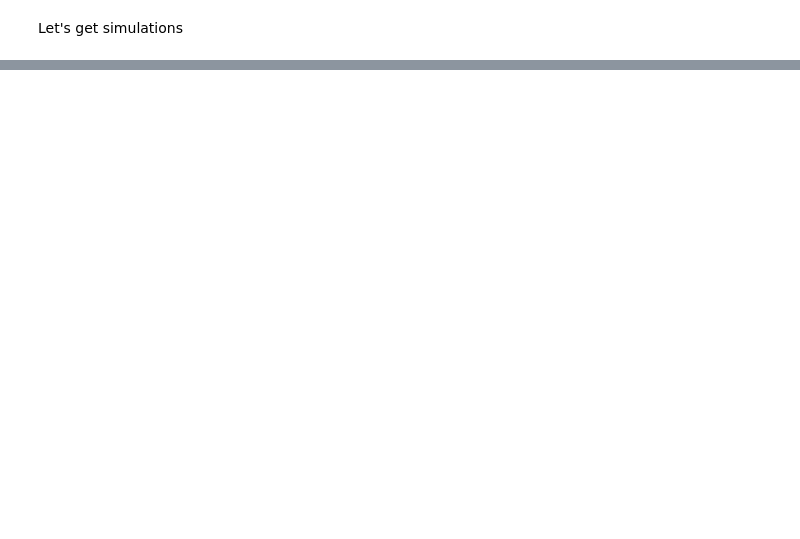
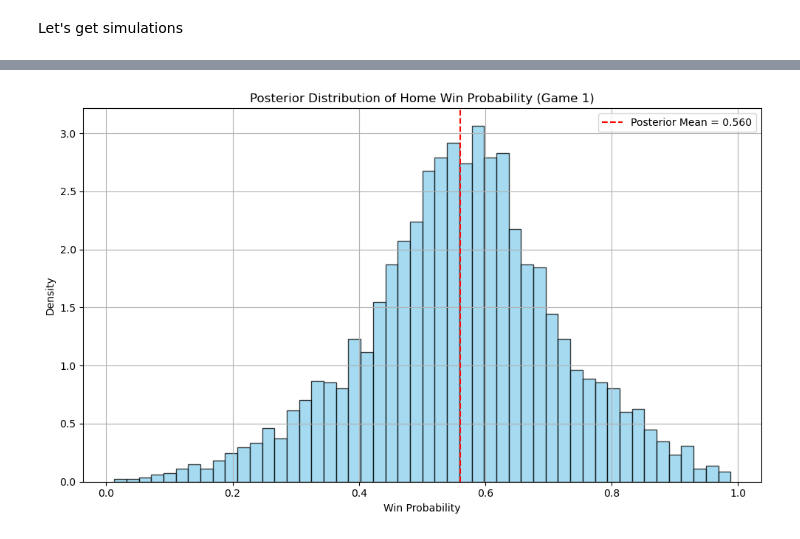
Before and after one commit to s1moncha/bayesian_inference_stat165, a Jupyter notebook: simulate.ipynb, the cells around one changed output, grey strips where cells are left out. Saved outputs shown, nothing was run; the diff lists cells and outputs as text; code cells hidden in the pictures; blank space fills up the shorter version.

```diff
--- a/simulate.ipynb
+++ b/simulate.ipynb
@@ -539,2 +764,11 @@ win_df
 # %% [markdown]
 Let's get simulations
+# %%
+for team in era_simulations:
+    era_shape = era_simulations.get(team, np.array([])).shape
+    batting_shape = batting_simulation.get(team, np.array([])).shape
+
+    if era_shape != batting_shape:
+        print(f"❌ Mismatch for {team}: ERA {era_shape}, Batting {batting_shape}")
+    else:
+        print(f"✅ {team}: shape {era_shape}")
@@ -540,0 +912,4 @@ Let's get simulations
+# %%
+schedule['Game Date'] = pd.to_datetime(schedule['Game Date'])  # step 1: convert to datetime
+filtered_schedule = schedule[schedule['Game Date'] >= pd.to_datetime("2025-04-20")]  # step 2: filter
+filtered_schedule
@@ -540,0 +1013,7 @@ Let's get simulations
+# %%
+schedule_df["alpha"] = schedule_df["Home_WinPct_Initial"] / schedule_df["Away_WinPct_Initial"]
+schedule_df["beta"] = schedule_df["Home_Batting_0"] / schedule_df["Away_Batting_0"]
+schedule_df["gamma"] = schedule_df["Away_ERA_0"] / schedule_df["Home_ERA_0"]
+schedule_df.replace([np.inf, -np.inf], np.nan, inplace=True)
+schedule_df = schedule_df[['Game Date', 'Home Team', 'Away Team', 'alpha', 'beta', 'gamma', 'Home_WinPct_Initial', 'Away_WinPct_Initial']]
+schedule_df
@@ -540,0 +1077,25 @@ Let's get simulations
+# %%
+import matplotlib.pyplot as plt
+
+# Extract alpha, beta, gamma for the first game
+row = schedule_df.iloc[10]
+alpha = np.clip(np.array([row['alpha']], dtype=float), 1e-6, None)
+beta = np.clip(np.array([row['beta']], dtype=float), 1e-6, None)
+gamma = np.clip(np.array([row['gamma']], dtype=float), 0.2, 5)
+
+# Predict using PyMC trace
+_, p_samples = predict_win_probability_from_trace(trace, alpha, beta, gamma)
+
+# Plot the posterior distribution
+plt.figure(figsize=(10, 6))
+plt.hist(p_samples[:, 0], bins=50, density=True, alpha=0.75, color='skyblue', edgecolor='k')
+plt.axvline(np.mean(p_samples[:, 0]), color='red', linestyle='--', label=f"Posterior Mean = {np.mean(p_samples[:, 0]):.3f}")
+plt.title("Posterior Distribution of Home Win Probability (Game 1)")
+plt.xlabel("Win Probability")
+plt.ylabel("Density")
+plt.legend()
+plt.grid(True)
+plt.tight_layout()
+plt.show()
+# %% [output]
+[figure, added]
```
Also changed, not shown: parts of 28 cells of this notebook.
